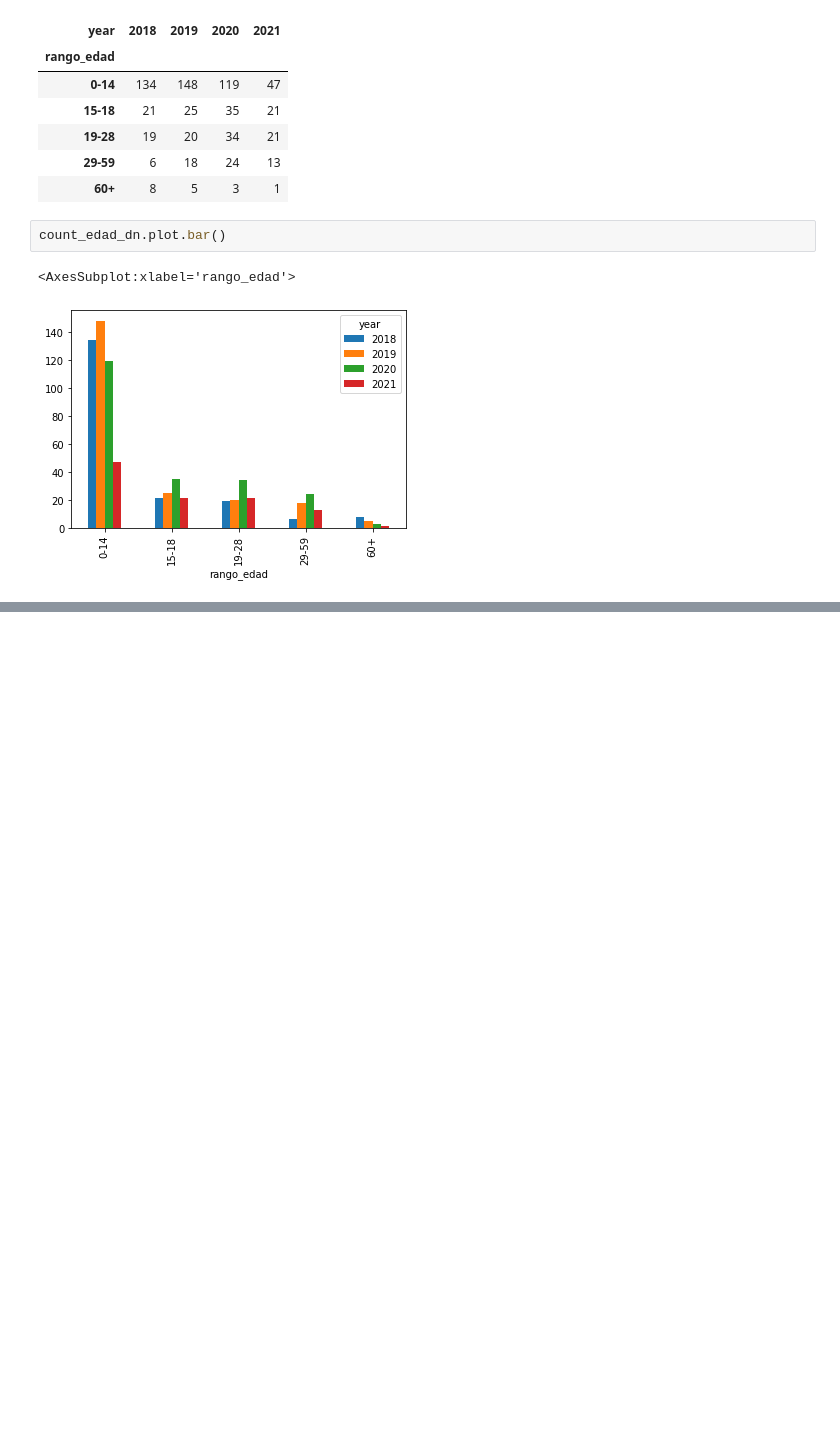
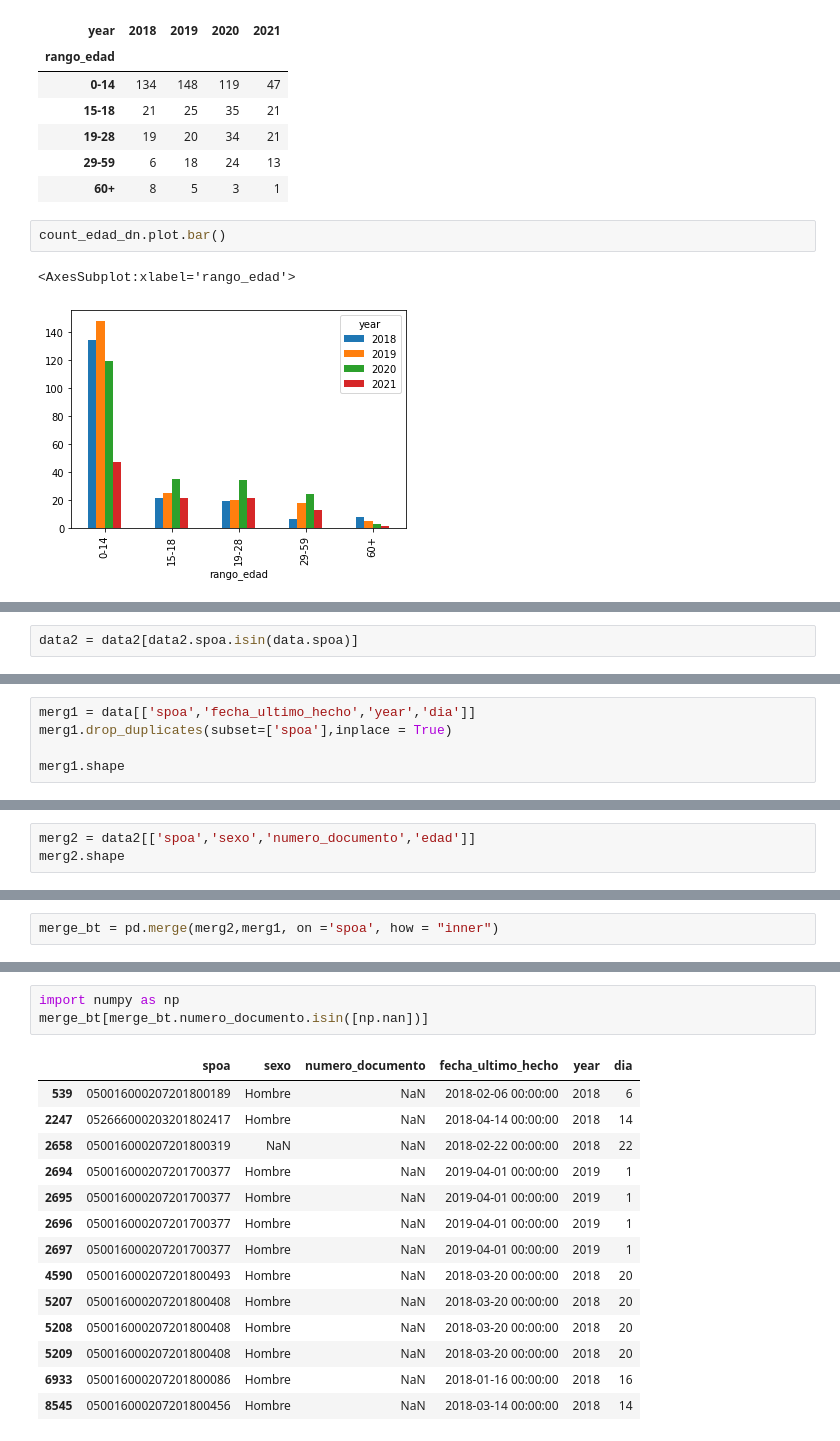
Before and after one commit to jarboledac/vsex_med, a Jupyter notebook: Untitled-1.ipynb, the cells around one changed output, grey strips where cells are left out. Cells and saved outputs as stored; diff of their text form; blank space fills up the shorter version.

```diff
--- a/Untitled-1.ipynb
+++ b/Untitled-1.ipynb
@@ -650,0 +978,2 @@ count_edad_dn.plot.bar()
+# %%
+data2 = data2[data2.spoa.isin(data.spoa)]
@@ -650,0 +988,5 @@ count_edad_dn.plot.bar()
+# %%
+merg1 = data[['spoa','fecha_ultimo_hecho','year','dia']]
+merg1.drop_duplicates(subset=['spoa'],inplace = True)
+
+merg1.shape
@@ -650,0 +1003,3 @@ count_edad_dn.plot.bar()
+# %%
+merg2 = data2[['spoa','sexo','numero_documento','edad']]
+merg2.shape
@@ -650,0 +1008,2 @@ count_edad_dn.plot.bar()
+# %%
+merge_bt = pd.merge(merg2,merg1, on ='spoa', how = "inner")
@@ -650,0 +1040,18 @@ count_edad_dn.plot.bar()
+# %%
+import numpy as np
+merge_bt[merge_bt.numero_documento.isin([np.nan])]
+# %% [output]
+|  | spoa | sexo | numero_documento | fecha_ultimo_hecho | year | dia |
+| 539 | 050016000207201800189 | Hombre | NaN | 2018-02-06 00:00:00 | 2018 | 6 |
+| 2247 | 052666000203201802417 | Hombre | NaN | 2018-04-14 00:00:00 | 2018 | 14 |
+| 2658 | 050016000207201800319 | NaN | NaN | 2018-02-22 00:00:00 | 2018 | 22 |
+| 2694 | 050016000207201700377 | Hombre | NaN | 2019-04-01 00:00:00 | 2019 | 1 |
+| 2695 | 050016000207201700377 | Hombre | NaN | 2019-04-01 00:00:00 | 2019 | 1 |
+| 2696 | 050016000207201700377 | Hombre | NaN | 2019-04-01 00:00:00 | 2019 | 1 |
+| 2697 | 050016000207201700377 | Hombre | NaN | 2019-04-01 00:00:00 | 2019 | 1 |
+| 4590 | 050016000207201800493 | Hombre | NaN | 2018-03-20 00:00:00 | 2018 | 20 |
+| 5207 | 050016000207201800408 | Hombre | NaN | 2018-03-20 00:00:00 | 2018 | 20 |
+| 5208 | 050016000207201800408 | Hombre | NaN | 2018-03-20 00:00:00 | 2018 | 20 |
+| 5209 | 050016000207201800408 | Hombre | NaN | 2018-03-20 00:00:00 | 2018 | 20 |
+| 6933 | 050016000207201800086 | Hombre | NaN | 2018-01-16 00:00:00 | 2018 | 16 |
+| 8545 | 050016000207201800456 | Hombre | NaN | 2018-03-14 00:00:00 | 2018 | 14 |
```
Also changed, not shown: parts of 70 cells of this notebook, 16 other files.
